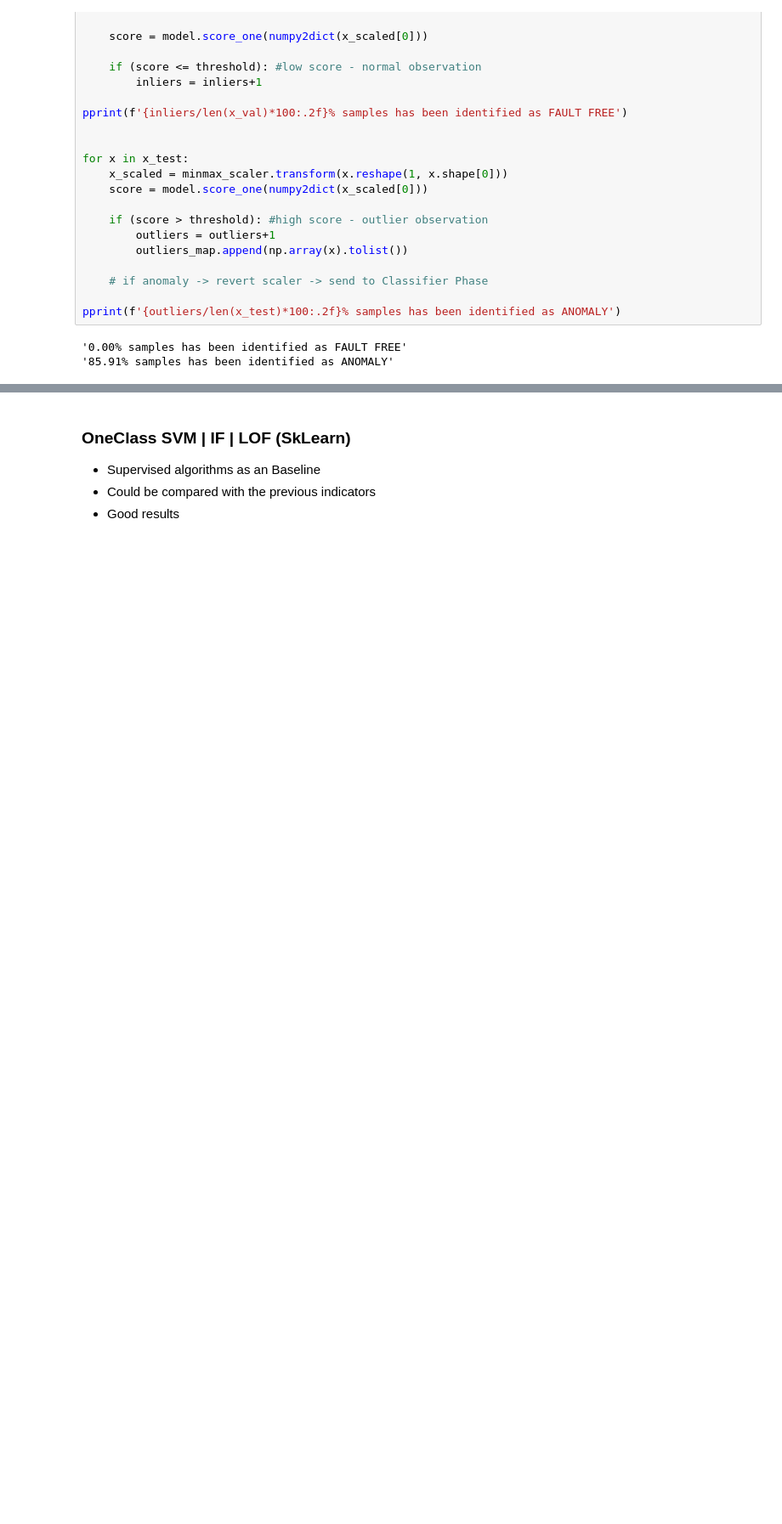
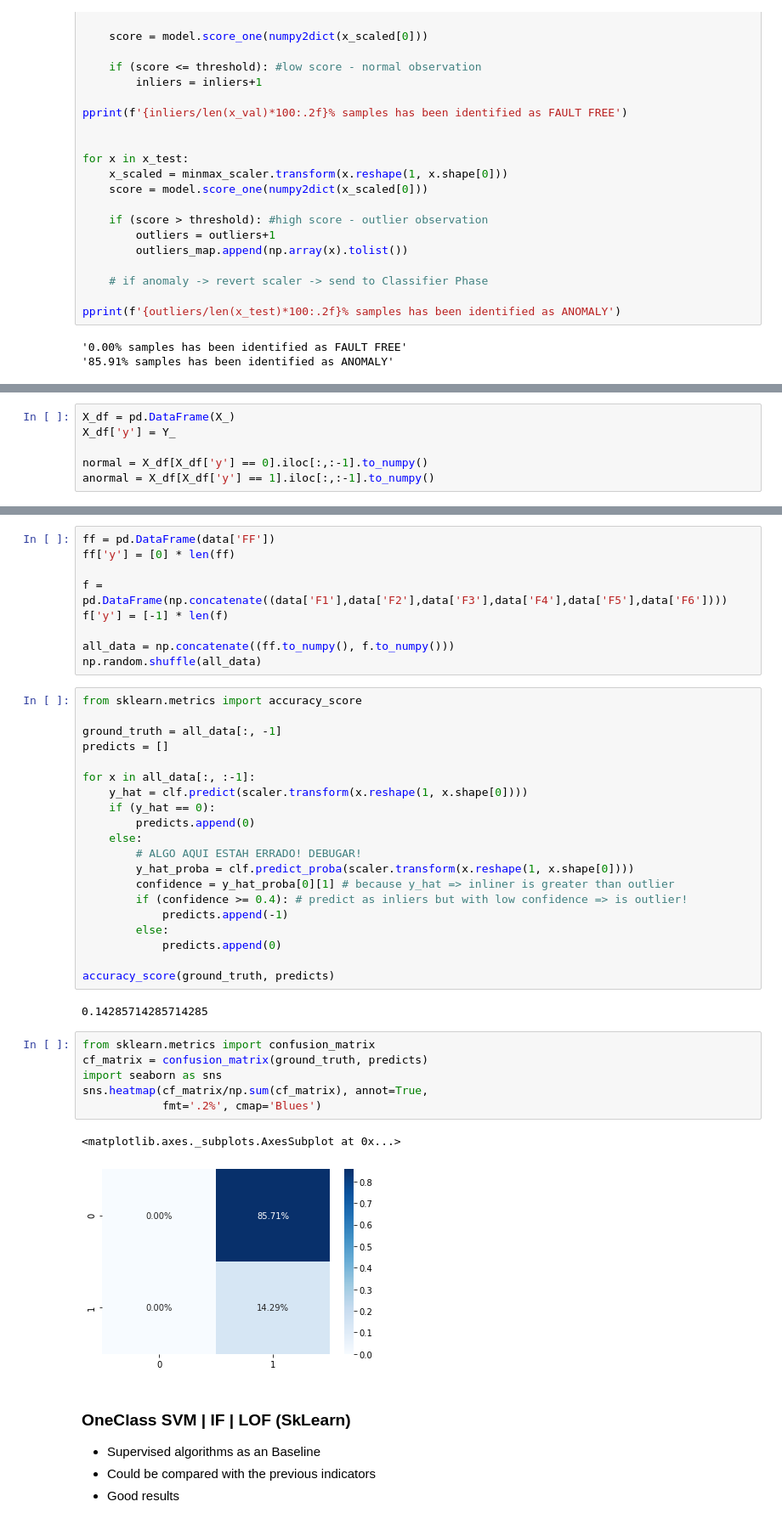
Before and after one commit to marcelomamc88/framework_evolutivo_fdi, a Jupyter notebook: efdi.ipynb, the cells around one changed output, grey strips where cells are left out. Shown at 85% size. Drawn from its saved outputs; the diff is of its cells as text; blank space fills up the shorter version.

```diff
--- a/efdi.ipynb
+++ b/efdi.ipynb
@@ -156,0 +172,6 @@ pprint(f'{outliers/len(x_test)*100:.2f}% samples has been identified as ANOMALY'
+# %%
+X_df = pd.DataFrame(X_)
+X_df['y'] = Y_
+
+normal = X_df[X_df['y'] == 0].iloc[:,:-1].to_numpy()
+anormal = X_df[X_df['y'] == 1].iloc[:,:-1].to_numpy()
@@ -157,3 +365,43 @@ pprint(f'{outliers/len(x_test)*100:.2f}% samples has been identified as ANOMALY'
+# %%
+ff = pd.DataFrame(data['FF'])
+ff['y'] = [0] * len(ff)
+
+f = pd.DataFrame(np.concatenate((data['F1'],data['F2'],data['F3'],data['F4'],data['F5'],data['F6'])))
+f['y'] = [-1] * len(f)
+
+all_data = np.concatenate((ff.to_numpy(), f.to_numpy()))
+np.random.shuffle(all_data)
+# %%
+from sklearn.metrics import accuracy_score
+
+ground_truth = all_data[:, -1]
+predicts = []
+
+for x in all_data[:, :-1]:
+    y_hat = clf.predict(scaler.transform(x.reshape(1, x.shape[0])))
+    if (y_hat == 0):
+        predicts.append(0)
+    else:
+        # ALGO AQUI ESTAH ERRADO! DEBUGAR!
+        y_hat_proba = clf.predict_proba(scaler.transform(x.reshape(1, x.shape[0])))
+        confidence = y_hat_proba[0][1] # because y_hat => inliner is greater than outlier
+        if (confidence >= 0.4): # predict as inliers but with low confidence => is outlier!
+            predicts.append(-1)
+        else:
+            predicts.append(0)
+
+accuracy_score(ground_truth, predicts)
+# %% [output]
+0.14285714285714285
+# %%
+from sklearn.metrics import confusion_matrix
+cf_matrix = confusion_matrix(ground_truth, predicts)
+import seaborn as sns
+sns.heatmap(cf_matrix/np.sum(cf_matrix), annot=True,
+            fmt='.2%', cmap='Blues')
+# %% [output]
+<matplotlib.axes._subplots.AxesSubplot at 0x...>
+[figure, added]
 # %% [markdown]
 ### OneClass SVM | IF | LOF (SkLearn)
 
```
Also changed, not shown: parts of 24 cells of this notebook.
